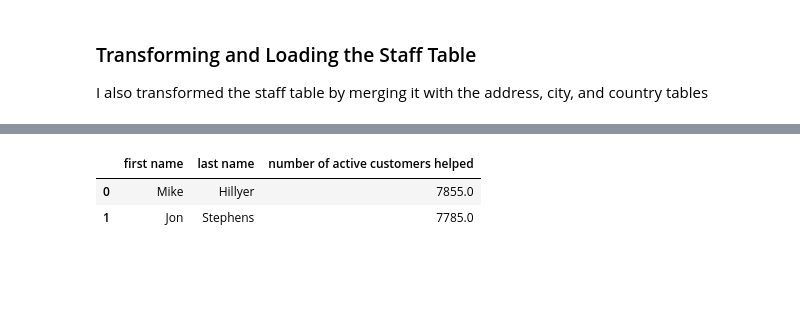
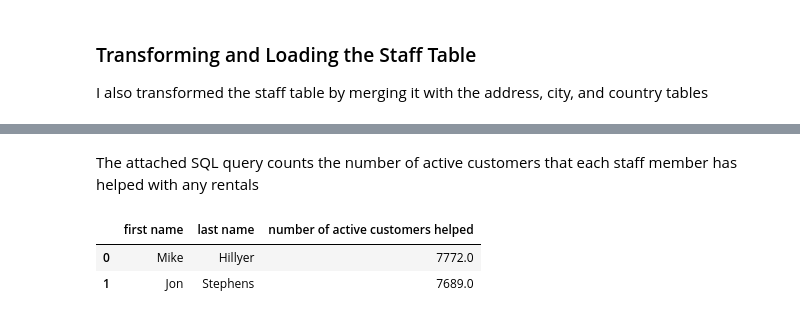
Before and after one commit to jasongir/ds2002-data-project-1, a Jupyter notebook: Project 1.ipynb, the cells around one changed output, grey strips where cells are left out. Saved outputs shown, nothing was run; the diff lists cells and outputs as text; code cells hidden in the pictures; blank space fills up the shorter version.

```diff
--- a/Project 1.ipynb
+++ b/Project 1.ipynb
@@ -345,18 +423,20 @@ The attached SQL query counts the number of active customers that each staff mem
+# %% [markdown]
+The attached SQL query counts the number of active customers that each staff member has helped with any rentals
 # %%
-sql_aggregation = """
+sql_customer_staff = """
 SELECT DS.first_name AS 'first name'
     , DS.last_name AS 'last name'
     , SUM(DC.active) AS 'number of active customers helped'
 FROM sakila_dw.dim_customer AS DC
     INNER JOIN sakila_dw.fact_rentals AS FR
         ON DC.customer_key = FR.customer_key
     INNER JOIN sakila_dw.dim_staff AS DS
         ON FR.staff_key = DS.staff_key
 GROUP BY DS.first_name, DS.last_name;
 """
-df_aggregation = get_sql_dataframe(db_name=src_mysql_dbname, sql_query=sql_aggregation)
-df_aggregation.head(2)
+df_customer_staff = get_sql_dataframe(db_name=src_mysql_dbname, sql_query=sql_customer_staff)
+df_customer_staff.head(2)
 # %% [output]
 |  | first name | last name | number of active customers helped |
-| 0 | Mike | Hillyer | 7855.0 |
-| 1 | Jon | Stephens | 7785.0 |
+| 0 | Mike | Hillyer | 7772.0 |
+| 1 | Jon | Stephens | 7689.0 |
```
Also changed, not shown: parts of 16 cells of this notebook.
